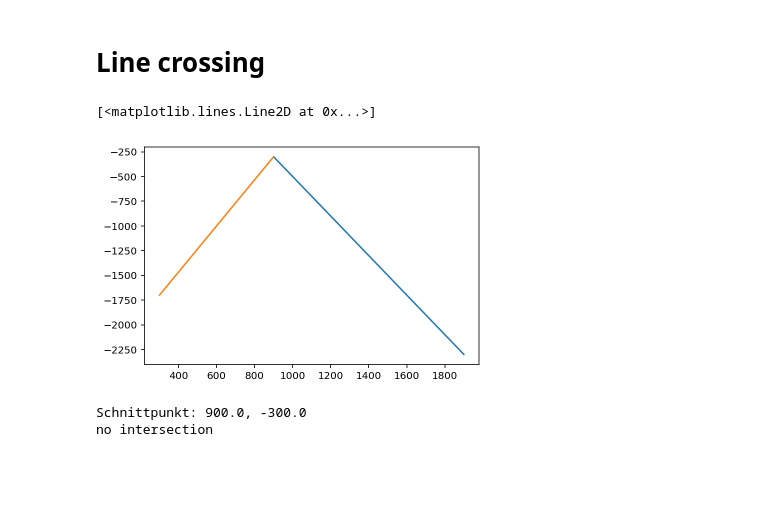
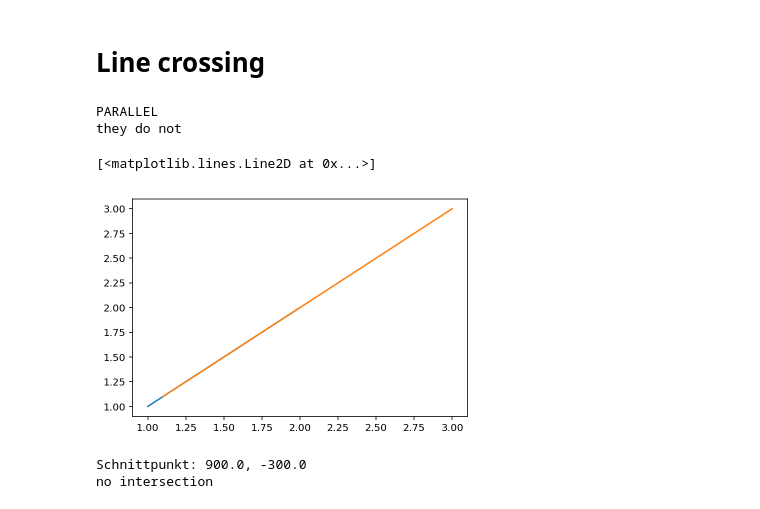
Before and after one commit to mlasch/projektarbeit_code, a Jupyter notebook: polygon_experiments.ipynb, the cells around one changed output. Saved outputs shown, nothing was run; the diff lists cells and outputs as text; code cells hidden in the pictures; blank space fills up the shorter version.

```diff
--- a/polygon_experiments.ipynb
+++ b/polygon_experiments.ipynb
@@ -54,25 +54,3 @@ print(bla_list, ret)
 [<A, cost=5>, <C, cost=3>, <D, cost=2>, <B, cost=1>, 5, 5, 5] None
 # %% [markdown]
 # Line crossing
-# %%
-import numpy as np
-import matplotlib.pyplot as plt
-%config InlineBackend.figure_format = "retina"
-%matplotlib inline
-
-#<Edge 1900.0,-2300.0-->200.0,-300.0> <Edge 900.0,-900.0-->300.0,-1700.0>
-x1, y1 = (1900.0, -2300.0)
-x2, y2 = (900.0, -300.0)
-x3, y3 = (900.0, -300.0)
-x4, y4 = (300.0, -1700.0)
-#x1, y1 = (0, 5)
-#x2, y2 = (10, 5.1)
-
-#x3, y3 = (1, 8)
-#x4, y4= (10, -8)
-
-plt.plot([x1,x2], [y1,y2])
-plt.plot([x3,x4], [y3,y4])
-# %% [output]
-[<matplotlib.lines.Line2D at 0x...>]
-[figure, removed]
@@ -79,3 +105,35 @@ plt.plot([x3,x4], [y3,y4])
+# %%
+import numpy as np
+import matplotlib.pyplot as plt
+%config InlineBackend.figure_format = "retina"
+%matplotlib inline
+V=Vertex
+
+#<V(7.00,4.00)> <V(7.00,-4.00)>
+
+a = Edge(Vertex(1,1), Vertex(2,2))
+b = Edge(Vertex(1.1,1.1), Vertex(3,3))
+
+res = a.intersect(b)
+if res != False:
+    print("they intersect")
+    x1, y1 = res
+    plt.scatter(x1, y1)
+else:
+    print("they do not")
+
+x1, y1 = (a.p1.x, a.p1.y)
+x2, y2 = (a.p2.x, a.p2.y)
+x3, y3 = (b.p1.x, b.p1.y)
+x4, y4 = (b.p2.x, b.p2.y)
+
+plt.plot([x1,x2], [y1,y2])
+plt.plot([x3,x4], [y3,y4])
+# %% [output]
+PARALLEL
+they do not
+[<matplotlib.lines.Line2D at 0x...>]
+[figure, added]
 # %%
 #Ax = b
 
```
Also changed, not shown: parts of 2 cells of this notebook, 3 other files.
